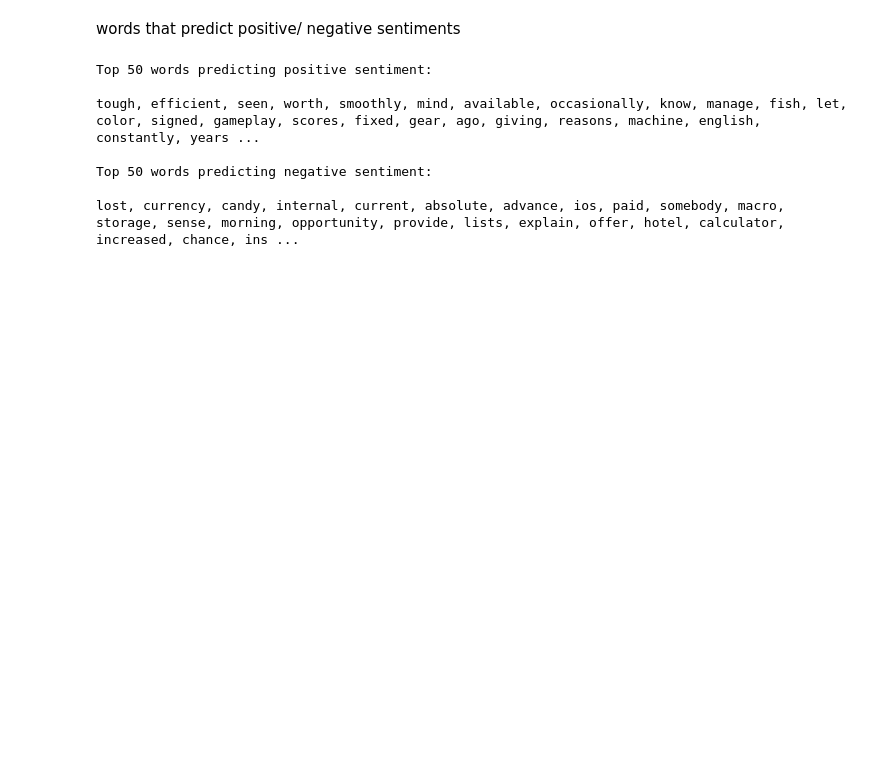
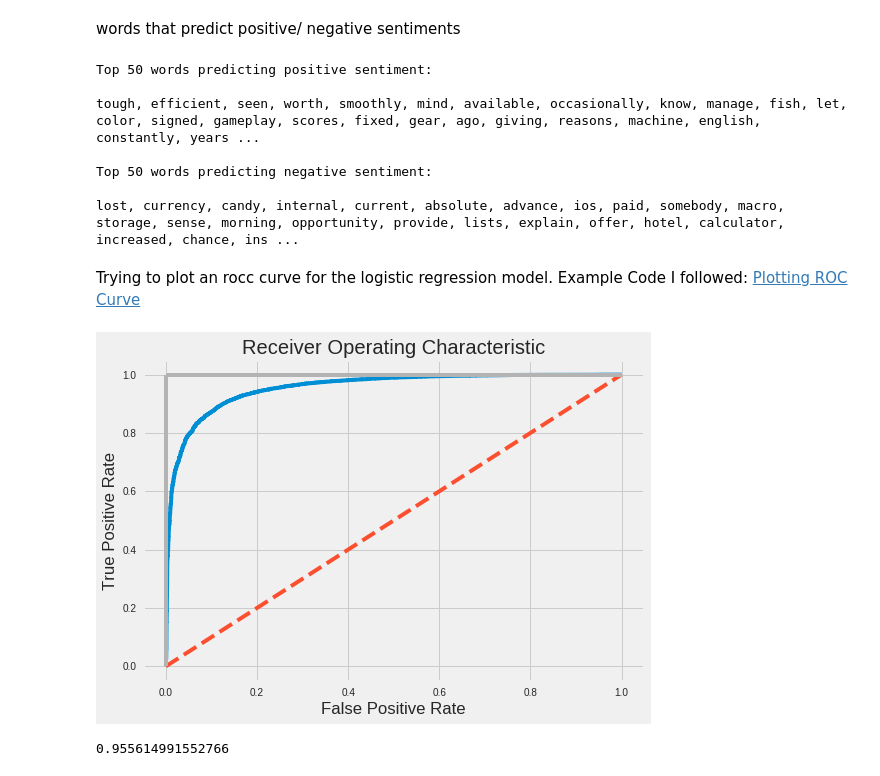
Before and after one commit to KenJiangg/Exploring-Datasets, a Jupyter notebook: GooglePlayML.ipynb, the cells around one changed output. Drawn from its saved outputs; the diff is of its cells as text; code cells hidden in the pictures; blank space fills up the shorter version.

Commit message:
created a roc auc score curve and raw score

```diff
--- a/GooglePlayML.ipynb
+++ b/GooglePlayML.ipynb
@@ -179,3 +183,44 @@ tough, efficient, seen, worth, smoothly, mind, available, occasionally, know, ma
 Top 50 words predicting negative sentiment:
 
 lost, currency, candy, internal, current, absolute, advance, ios, paid, somebody, macro, storage, sense, morning, opportunity, provide, lists, explain, offer, hotel, calculator, increased, chance, ins ...
+# %% [markdown]
+Trying to plot an rocc curve for the logistic regression model. Example Code I followed: <a href="https://chrisalbon.com/machine_learning/model_evaluation/plot_the_receiving_operating_characteristic_curve/"> Plotting ROC Curve </a>
+# %%
+from sklearn.metrics import roc_curve, roc_auc_score
+import matplotlib.pyplot as plt
+
+
+tfidf_transformer = TfidfTransformer()
+X = tfidf_transformer.fit_transform(X_counts)
+y = np.array([1 if row['Sentiment'] == 'Positive' else 0 for index, row in merged.iterrows()])
+
+skf = StratifiedKFold(n_splits=3)
+fold = 0
+
+test_res = []
+y_score = []
+for train_index, test_index in skf.split(X, y):
+    fold +=1
+    X_train, X_test = X[train_index], X[test_index]
+    y_train, y_test = y[train_index], y[test_index]
+
+    model = LogisticRegressionCV()
+    fitted = model.fit(X_train, y_train)
+    test_res += list(y_test)
+    y_score +=  list(model.predict_proba(X_test)[:,1])
+
+false_positive_rate, true_positive_rate, threshold = roc_curve(test_res, y_score)
+
+plt.title('Receiver Operating Characteristic')
+plt.plot(false_positive_rate, true_positive_rate)
+plt.plot([0, 1], ls="--")
+plt.plot([0, 0], [1, 0] , c=".7"), plt.plot([1, 1] , c=".7")
+plt.ylabel('True Positive Rate')
+plt.xlabel('False Positive Rate')
+plt.show()
+# %% [output]
+[figure, added]
+# %%
+print(roc_auc_score(test_res,y_score))
+# %% [output]
+0.955614991552766
```
Also changed, not shown: parts of 3 cells of this notebook.
